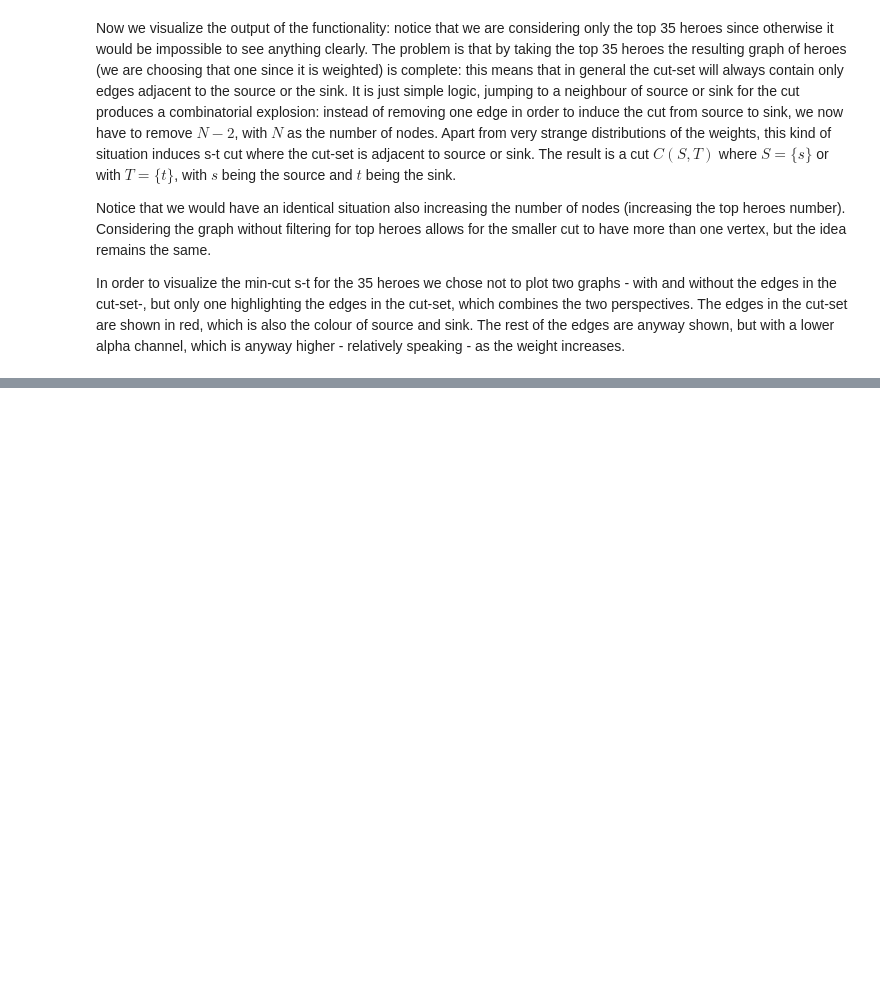
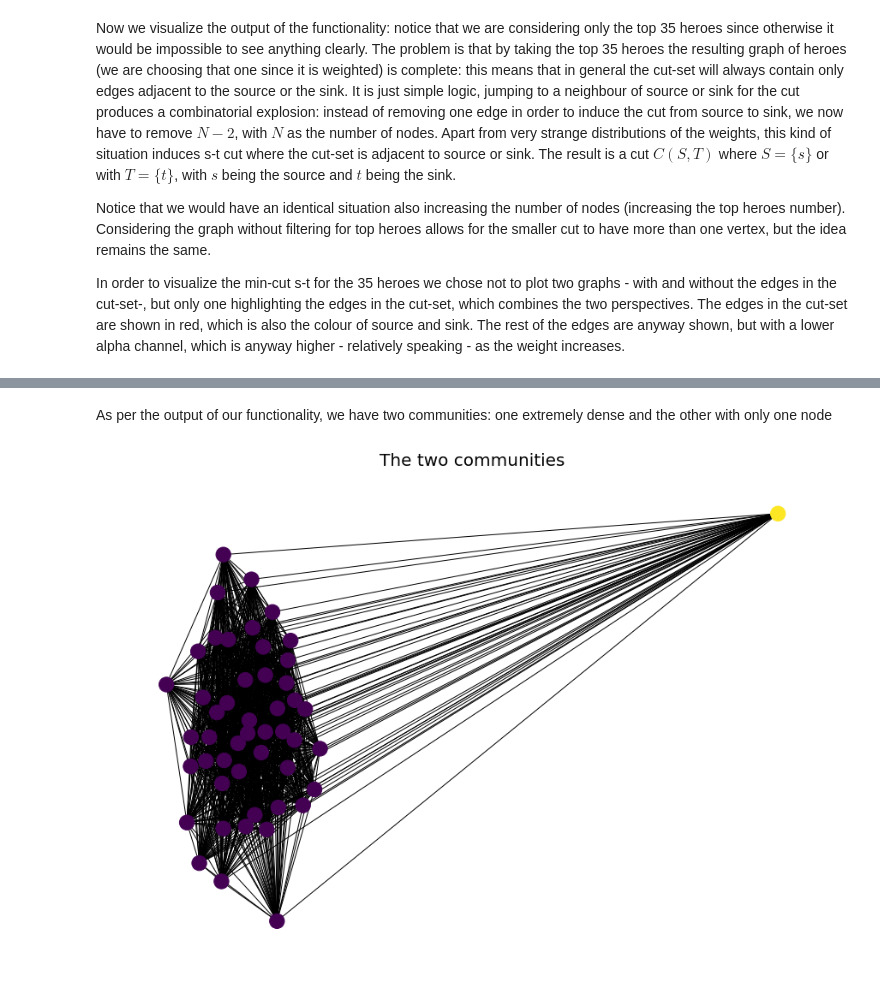
Before and after one commit to sim2000dg/ADM_homework5_group18, a Jupyter notebook: main.ipynb, the cells around one changed output, grey strips where cells are left out. Cells and saved outputs as stored; diff of their text form; code cells hidden in the pictures; blank space fills up the shorter version.

```diff
--- a/main.ipynb
+++ b/main.ipynb
@@ -273,0 +325,10 @@ plt.show()
+# %% [markdown]
+As per the output of our functionality, we have two communities: one extremely dense and the other with only one node
+# %%
+plt.gcf().set_size_inches((12, 8))
+color_map, pos = colorgraph(graph1, comps)  # function which defines nodes' color and position by belonging community
+nx.draw(graph, pos, node_color = list(color_map.values()), with_labels = False)
+plt.title('The two communities', size = 20)
+plt.show()
+# %% [output]
+[figure, added]
```
Also changed, not shown: parts of 11 cells of this notebook.
